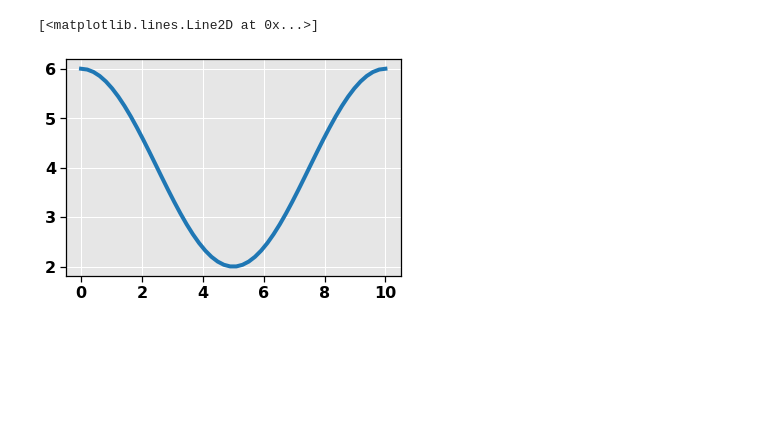
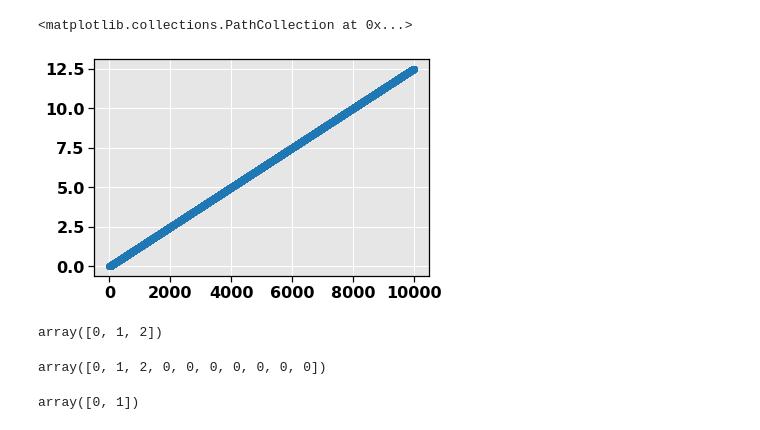
Before and after one commit to fonstelien/FYS4150, a Jupyter notebook: project5/source/project5.ipynb, the cells around one changed output. Drawn from its saved outputs; the diff is of its cells as text; code cells hidden in the pictures; blank space fills up the shorter version.

```diff
--- a/project5/source/project5.ipynb
+++ b/project5/source/project5.ipynb
@@ -161,5 +222,20 @@ plt.show()
-# %%
-plt.plot(x:=np.linspace(0,10), fa(x))
-# %% [output]
-[<matplotlib.lines.Line2D at 0x...>]
-[figure, removed]
+# %%
+plt.scatter(np.arange(len(solver.t)), solver.t)
+# %% [output]
+<matplotlib.collections.PathCollection at 0x...>
+[figure, added]
+# %%
+arr = np.arange(3)
+arr
+# %% [output]
+array([0, 1, 2])
+# %%
+arr.resize(10, refcheck=False)
+arr
+# %% [output]
+array([0, 1, 2, 0, 0, 0, 0, 0, 0, 0])
+# %%
+arr = np.trim_zeros(arr, trim='b')
+arr[:2]
+# %% [output]
+array([0, 1])
```
Also changed, not shown: parts of 3 cells of this notebook.
